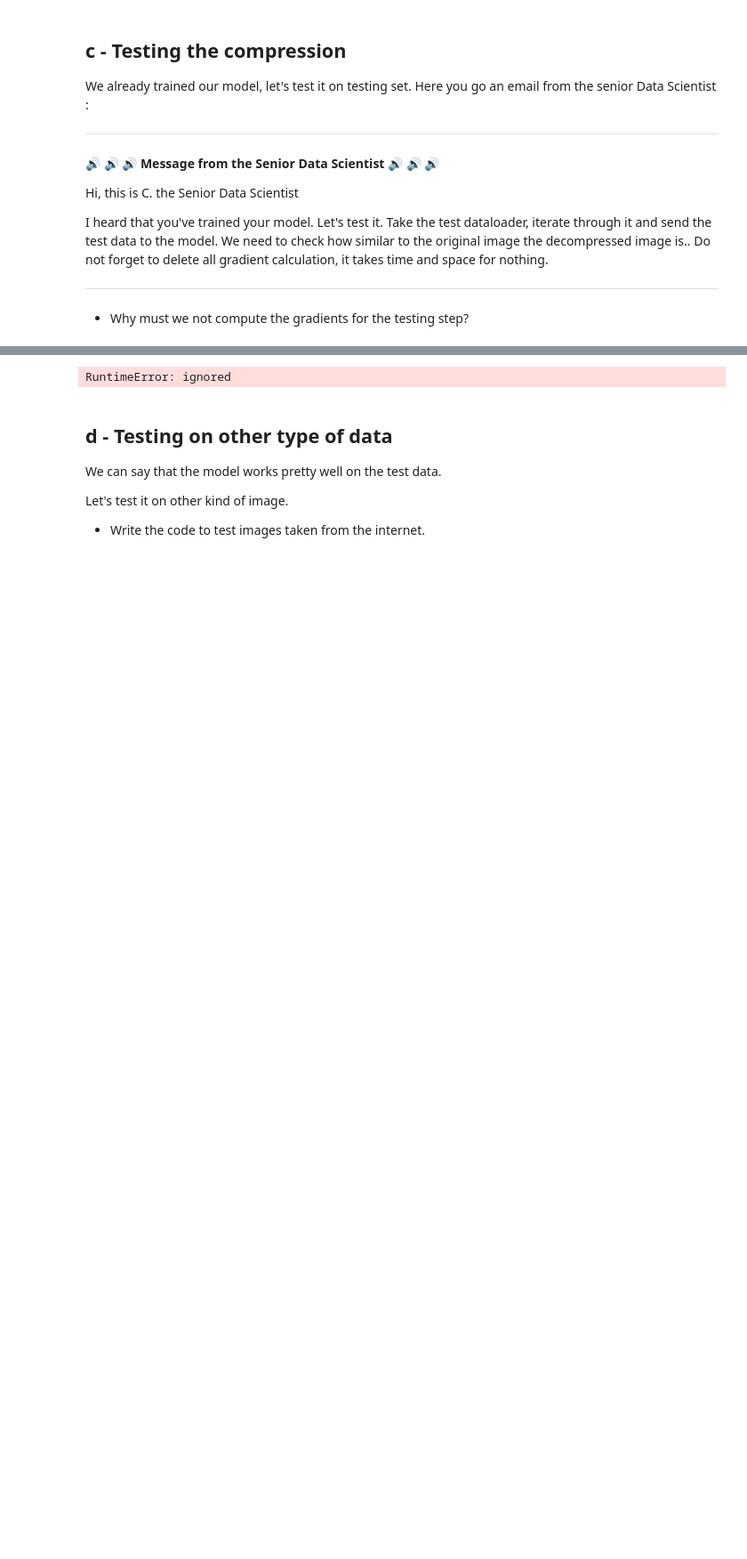
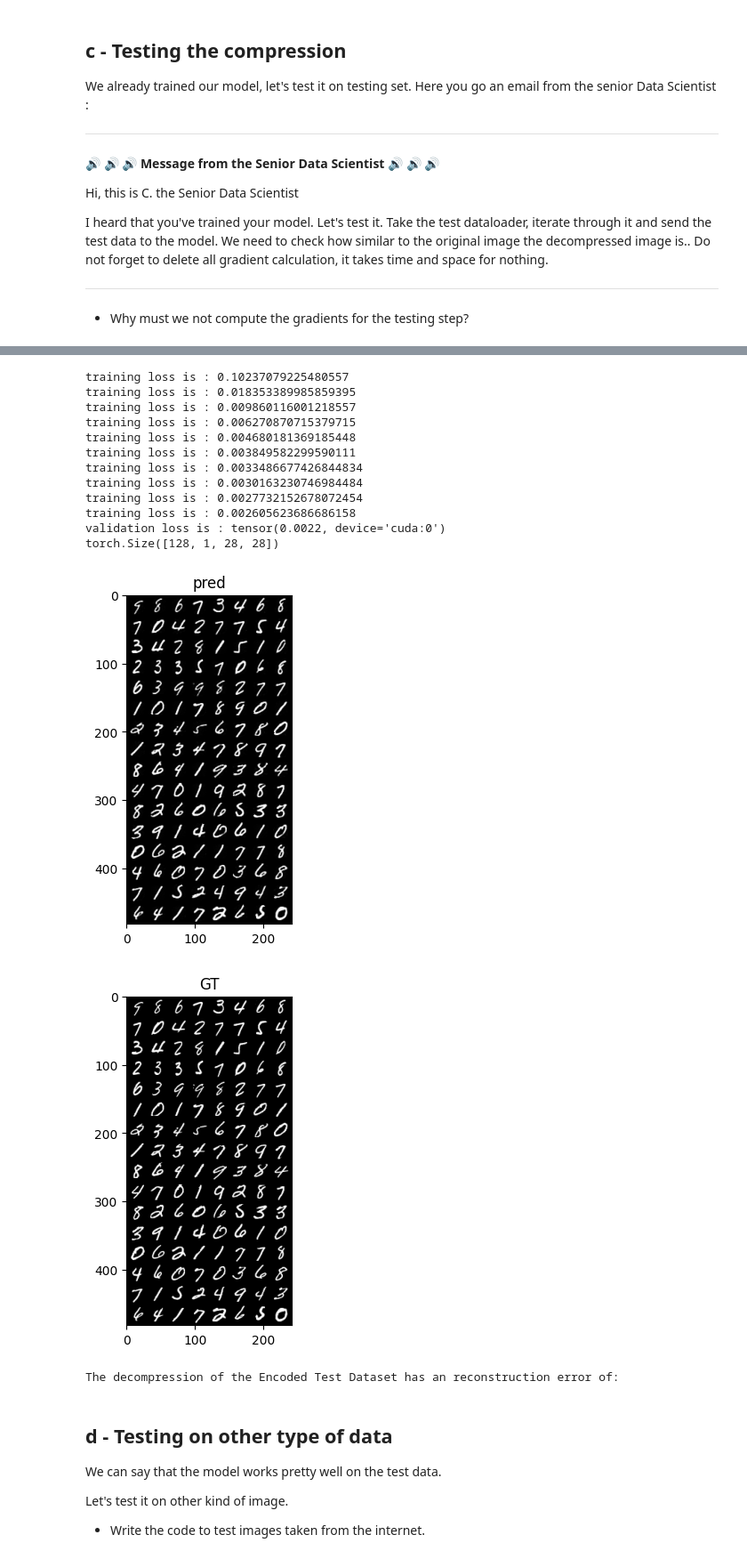
Before and after one commit to rayaneghilene/Image-compression, a Jupyter notebook: TP2_AE_GHILENE_CHERMAT.ipynb, the cells around one changed output, grey strips where cells are left out. Shown at 89% size. Cells and saved outputs as stored; diff of their text form; code cells hidden in the pictures; blank space fills up the shorter version.

```diff
--- a/TP2_AE_GHILENE_CHERMAT.ipynb
+++ b/TP2_AE_GHILENE_CHERMAT.ipynb
@@ -542,7 +557,7 @@ Let's see the effect of the compression: change the latent_size to different val
 <img src="https://i.imgflip.com/64elyi.jpg" height=200>
 # %%
 # TODO : Change your model, Test for differents size of Compressed Space Size. We advice you to try 1, 128, 512
-model = AutoEncoder_MLP(512, 1)
+model = AutoEncoder_MLP(784, 128)
 
 # TODO : Train it. Can we copy paste previous things ?
 device = 'cuda' if torch.cuda.is_available() else 'cpu'
@@ -584,34 +599,48 @@ for epoch in range(num_epochs) :
           print('validation loss is :',running_loss_t)
 
 # TODO : Test the Trained Model. Can we copy paste previous stuff ?
 
 
 
 with torch.no_grad():
   losses = []
   for i, data in enumerate(test_loader, 0):
     image, label = data
     image_reshaped = image.view(image.shape[0], -1).to(device)
     outputs = net(image_reshaped)
     #outputss = outputs.view(outputs.size(), -1).to(device)
     loss = criterion(outputs,image_reshaped)# use criterion()
     running_loss_v += loss.item()
     if i == 50:
       running_loss_t= running_loss_t/50
       print('validation loss is :',loss)
 
  # losses.append(loss.item())   # accumulate 'loss' into 'losses'
  # avg_loss = sum(losses) / len(losses)
 # Plot the last batch
 print(data[0].shape)
 outputs = outputs.view(128,1,28,28)
 imshow(utils.make_grid(outputs.detach().cpu()),'pred')
 imshow(utils.make_grid(data[0]),'GT')
 
 # TODO : Print the reconstruction error over the test dataset
 print( 'The decompression of the Encoded Test Dataset has an reconstruction error of: ' )
 # %% [output]
-RuntimeError: ignored
+training loss is : 0.10237079225480557
+training loss is : 0.018353389985859395
+training loss is : 0.009860116001218557
+training loss is : 0.006270870715379715
+training loss is : 0.004680181369185448
+training loss is : 0.003849582299590111
+training loss is : 0.0033486677426844834
+training loss is : 0.0030163230746984484
+training loss is : 0.0027732152678072454
+training loss is : 0.002605623686686158
+validation loss is : tensor(0.0022, device='cuda:0')
+torch.Size([128, 1, 28, 28])
+[figure, added]
+[figure, added]
+The decompression of the Encoded Test Dataset has an reconstruction error of:
 # %% [markdown]
 ## d - Testing on other type of data
 
```
Also changed, not shown: parts of 10 cells of this notebook.
